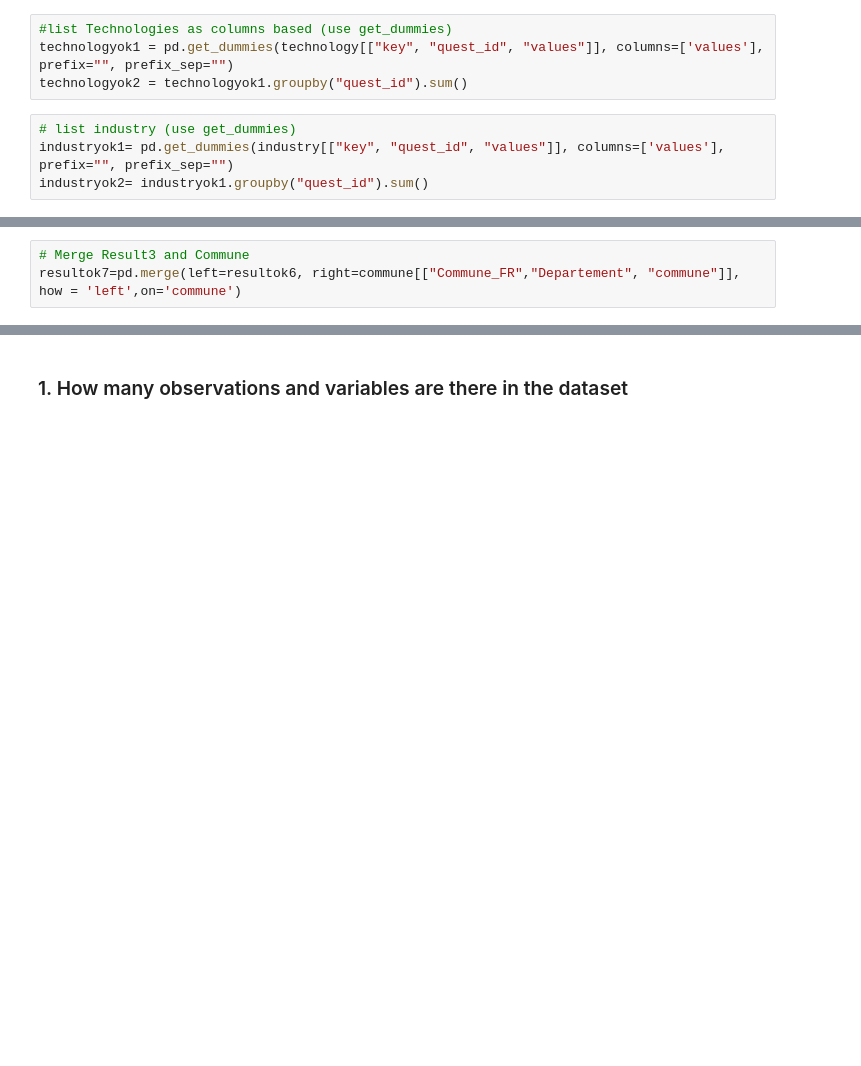
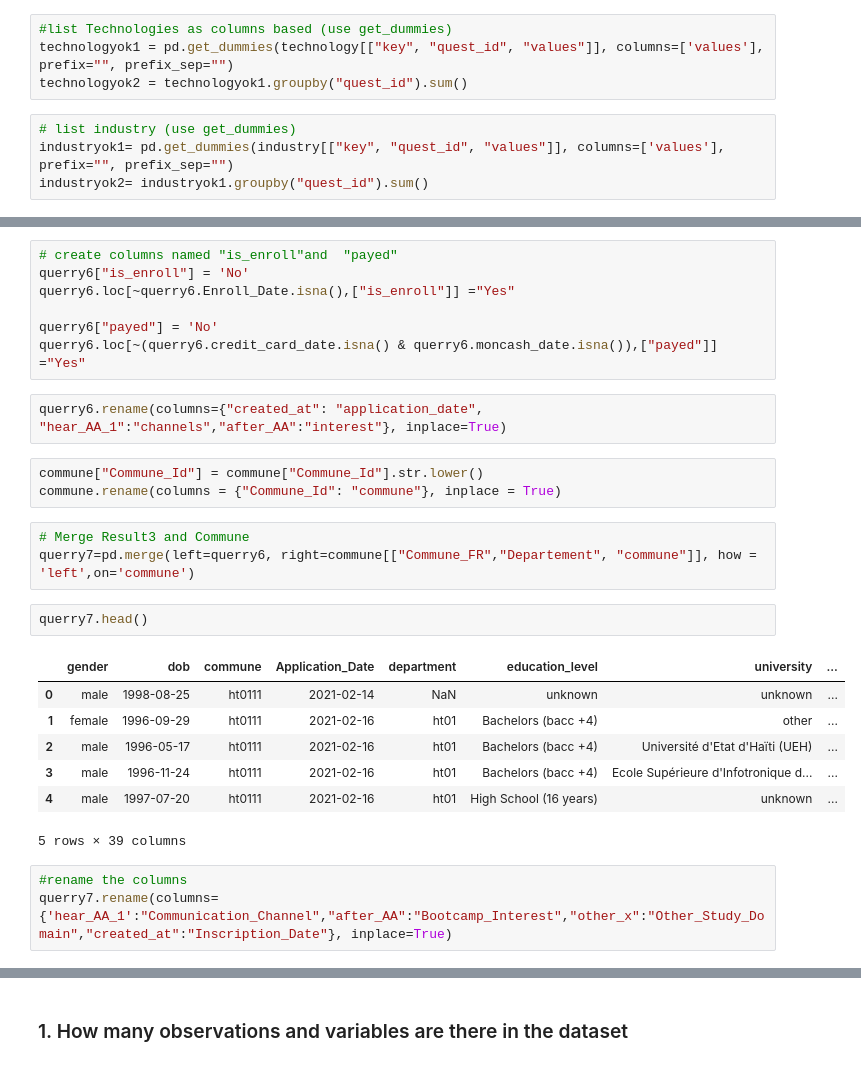
Before and after one commit to Thermoris1212/Project-Math-and-Prob, a Jupyter notebook: data.ipynb, the cells around one changed output, grey strips where cells are left out. Saved outputs shown, nothing was run; the diff lists cells and outputs as text; blank space fills up the shorter version.

```diff
--- a/data.ipynb
+++ b/data.ipynb
@@ -73,3 +193,28 @@ resultok6 = pd.merge(left=resultok5, right=ord[['status',"amount_dollars",'quest
+# %%
+# create columns named "is_enroll"and  "payed"
+querry6["is_enroll"] = 'No'
+querry6.loc[~querry6.Enroll_Date.isna(),["is_enroll"]] ="Yes"
+
+querry6["payed"] = 'No'
+querry6.loc[~(querry6.credit_card_date.isna() & querry6.moncash_date.isna()),["payed"]] ="Yes"
+# %%
+querry6.rename(columns={"created_at": "application_date", "hear_AA_1":"channels","after_AA":"interest"}, inplace=True)
+# %%
+commune["Commune_Id"] = commune["Commune_Id"].str.lower()
+commune.rename(columns = {"Commune_Id": "commune"}, inplace = True)
 # %%
 # Merge Result3 and Commune
-resultok7=pd.merge(left=resultok6, right=commune[["Commune_FR","Departement", "commune"]], how = 'left',on='commune')
+querry7=pd.merge(left=querry6, right=commune[["Commune_FR","Departement", "commune"]], how = 'left',on='commune')
+# %%
+querry7.head()
+# %% [output]
+|  | gender | dob | commune | Application_Date | department | education_level | university | ... |
+| 0 | male | 1998-08-25 | ht0111 | 2021-02-14 | NaN | unknown | unknown | ... |
+| 1 | female | 1996-09-29 | ht0111 | 2021-02-16 | ht01 | Bachelors (bacc +4) | other | ... |
+| 2 | male | 1996-05-17 | ht0111 | 2021-02-16 | ht01 | Bachelors (bacc +4) | Université d'Etat d'Haïti (UEH) | ... |
+| 3 | male | 1996-11-24 | ht0111 | 2021-02-16 | ht01 | Bachelors (bacc +4) | Ecole Supérieure d'Infotronique d... | ... |
+| 4 | male | 1997-07-20 | ht0111 | 2021-02-16 | ht01 | High School (16 years) | unknown | ... |
+5 rows × 39 columns
+# %%
+#rename the columns
+querry7.rename(columns={'hear_AA_1':"Communication_Channel","after_AA":"Bootcamp_Interest","other_x":"Other_Study_Domain","created_at":"Inscription_Date"}, inplace=True)
```
Also changed, not shown: parts of 38 cells of this notebook.
